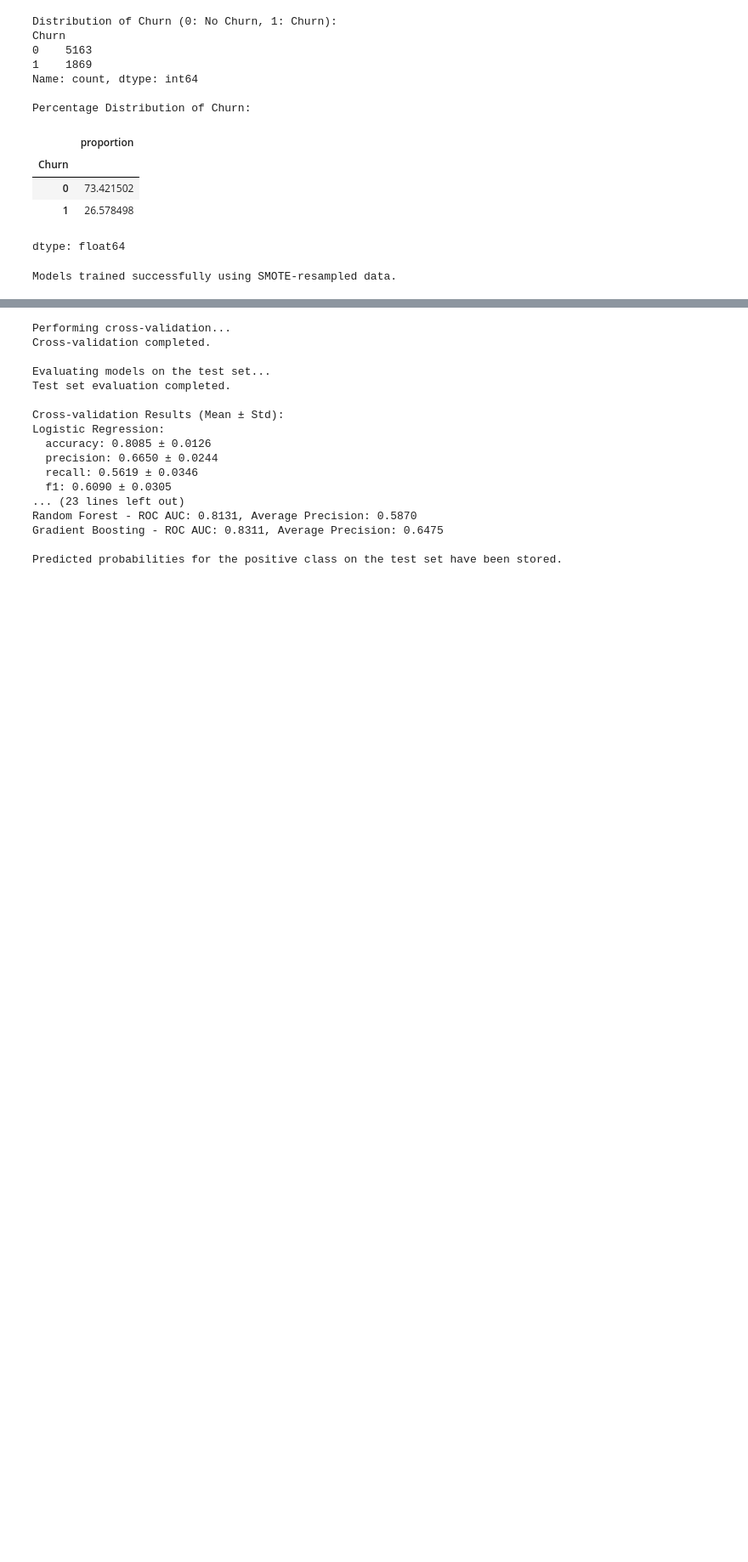
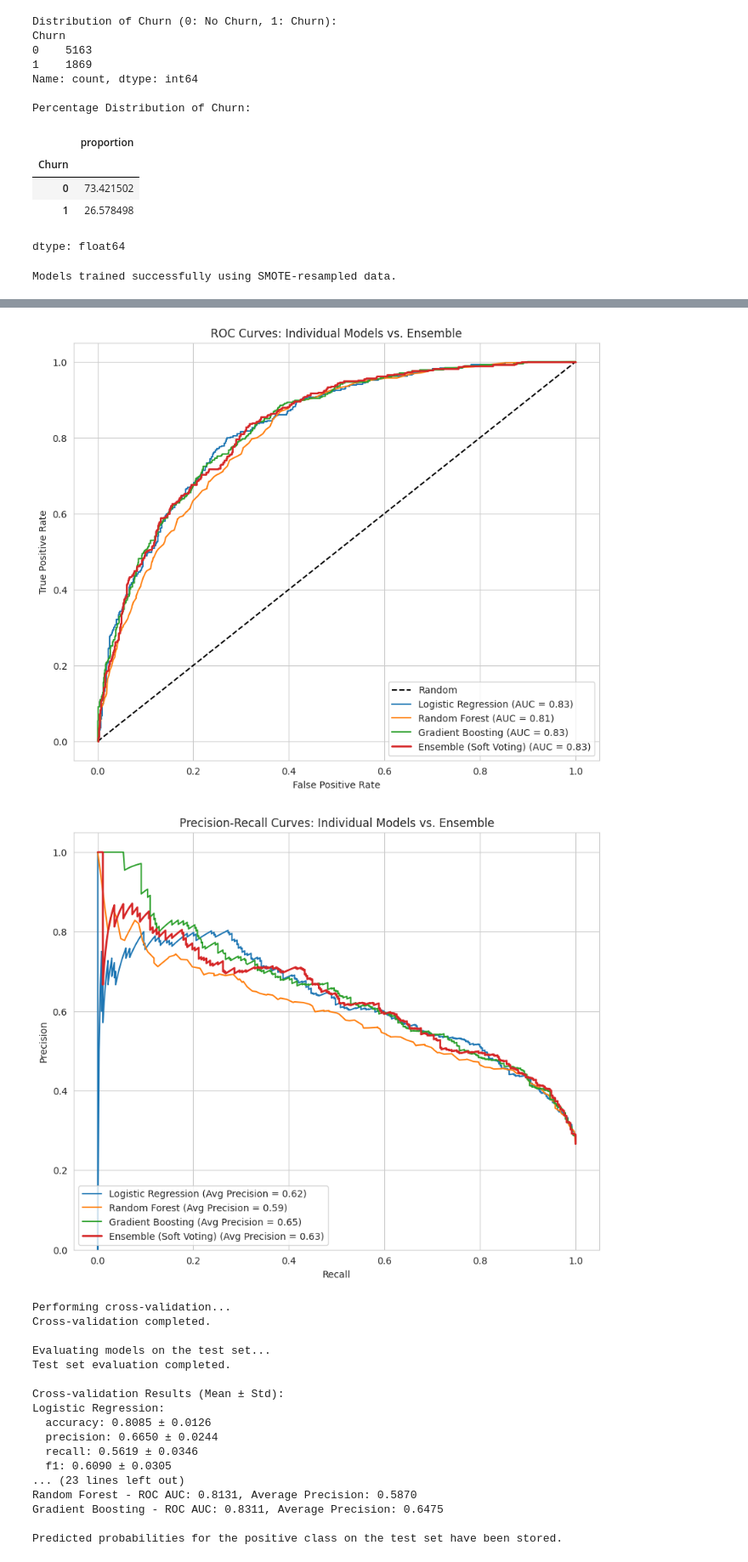
Before and after one commit to XerxesBla4e/Group_1_Classification_churn1, a Jupyter notebook: Group_1_Classification_churn1.ipynb, the cells around one changed output, grey strips where cells are left out. Shown: that part at 85% size. Drawn from its saved outputs; the diff is of its cells as text; code cells hidden in the pictures; blank space fills up the shorter version.

Commit message:
added ensemble (soft voting

```diff
--- a/Group_1_Classification_churn1.ipynb
+++ b/Group_1_Classification_churn1.ipynb
@@ -466 +464,60 @@ Models trained successfully using SMOTE-resampled data.
+# %%
+import matplotlib.pyplot as plt
+import seaborn as sns
+from sklearn.metrics import roc_curve, auc, precision_recall_curve
+
+sns.set_style("whitegrid")
+
+plt.figure(figsize=(10, 8))
+plt.plot([0, 1], [0, 1], 'k--', label='Random')
+
+# Individual models
+fpr_lr, tpr_lr, _ = roc_curve(y_test, lr_test_proba)
+roc_auc_lr = auc(fpr_lr, tpr_lr)
+plt.plot(fpr_lr, tpr_lr, label=f'Logistic Regression (AUC = {roc_auc_lr:.2f})')
+
+fpr_rf, tpr_rf, _ = roc_curve(y_test, rf_test_proba)
+roc_auc_rf = auc(fpr_rf, tpr_rf)
+plt.plot(fpr_rf, tpr_rf, label=f'Random Forest (AUC = {roc_auc_rf:.2f})')
+
+fpr_gb, tpr_gb, _ = roc_curve(y_test, gb_test_proba)
+roc_auc_gb = auc(fpr_gb, tpr_gb)
+plt.plot(fpr_gb, tpr_gb, label=f'Gradient Boosting (AUC = {roc_auc_gb:.2f})')
+
+# Ensemble model
+fpr_voting, tpr_voting, _ = roc_curve(y_test, voting_test_proba)
+roc_auc_voting = auc(fpr_voting, tpr_voting)
+plt.plot(fpr_voting, tpr_voting, label=f'Ensemble (Soft Voting) (AUC = {roc_auc_voting:.2f})', linewidth=2, linestyle='-')
+
+plt.xlabel('False Positive Rate')
+plt.ylabel('True Positive Rate')
+plt.title('ROC Curves: Individual Models vs. Ensemble')
+plt.legend(loc='lower right')
+plt.show()
+
+plt.figure(figsize=(10, 8))
+
+# Individual models
+precision_lr, recall_lr, _ = precision_recall_curve(y_test, lr_test_proba)
+plt.plot(recall_lr, precision_lr, label=f'Logistic Regression (Avg Precision = {lr_avg_precision:.2f})')
+
+precision_rf, recall_rf, _ = precision_recall_curve(y_test, rf_test_proba)
+plt.plot(recall_rf, precision_rf, label=f'Random Forest (Avg Precision = {rf_avg_precision:.2f})')
+
+precision_gb, recall_gb, _ = precision_recall_curve(y_test, gb_test_proba)
+plt.plot(recall_gb, precision_gb, label=f'Gradient Boosting (Avg Precision = {gb_avg_precision:.2f})')
+
+# Ensemble model
+precision_voting, recall_voting, _ = precision_recall_curve(y_test, voting_test_proba)
+plt.plot(recall_voting, precision_voting, label=f'Ensemble (Soft Voting) (Avg Precision = {voting_avg_precision:.2f})', linewidth=2, linestyle='-')
+
+plt.xlabel('Recall')
+plt.ylabel('Precision')
+plt.title('Precision-Recall Curves: Individual Models vs. Ensemble')
+plt.legend(loc='lower left')
+plt.ylim([0, 1.05])
+plt.show()
+# %% [output]
+[figure, added]
+[figure, added]
 # %%
```
Also changed, not shown: parts of 25 cells of this notebook, 1 other file.
